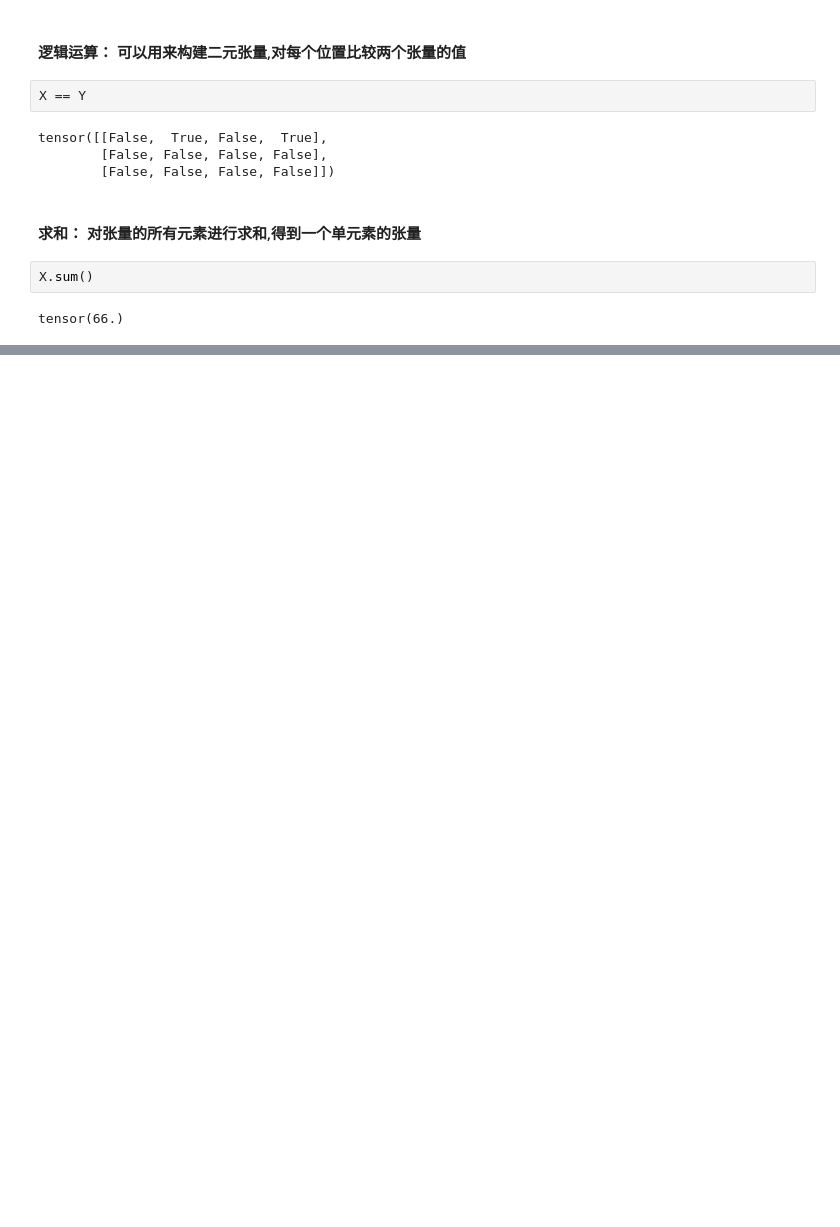
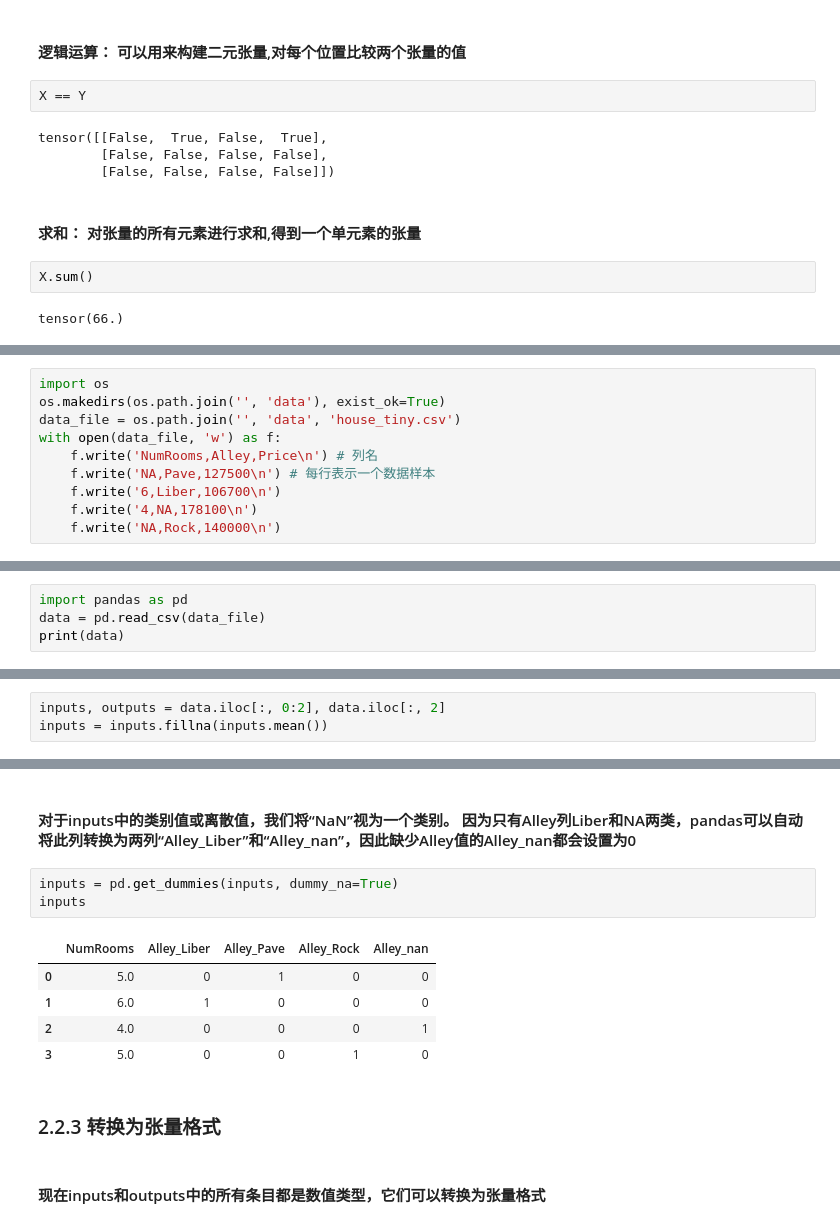
Before and after one commit to neverbiasu/d2l-notebook, a Jupyter notebook: ch2.ipynb, the cells around one changed output, grey strips where cells are left out. Saved outputs shown, nothing was run; the diff lists cells and outputs as text; blank space fills up the shorter version.

```diff
--- a/ch2.ipynb
+++ b/ch2.ipynb
@@ -143,0 +275,10 @@ tensor(66.)
+# %%
+import os
+os.makedirs(os.path.join('', 'data'), exist_ok=True)
+data_file = os.path.join('', 'data', 'house_tiny.csv')
+with open(data_file, 'w') as f:
+    f.write('NumRooms,Alley,Price\n') # 列名
+    f.write('NA,Pave,127500\n') # 每行表示一个数据样本
+    f.write('6,Liber,106700\n')
+    f.write('4,NA,178100\n')
+    f.write('NA,Rock,140000\n')
@@ -143,0 +287,4 @@ tensor(66.)
+# %%
+import pandas as pd
+data = pd.read_csv(data_file)
+print(data)
@@ -143,0 +304,3 @@ tensor(66.)
+# %%
+inputs, outputs = data.iloc[:, 0:2], data.iloc[:, 2]
+inputs = inputs.fillna(inputs.mean())
@@ -143,0 +315,15 @@ tensor(66.)
+# %% [markdown]
+#### 对于inputs中的类别值或离散值，我们将“NaN”视为一个类别。 因为只有Alley列Liber和NA两类，pandas可以自动将此列转换为两列“Alley_Liber”和“Alley_nan”，因此缺少Alley值的Alley_nan都会设置为0
+# %%
+inputs = pd.get_dummies(inputs, dummy_na=True)
+inputs
+# %% [output]
+|  | NumRooms | Alley_Liber | Alley_Pave | Alley_Rock | Alley_nan |
+| 0 | 5.0 | 0 | 1 | 0 | 0 |
+| 1 | 6.0 | 1 | 0 | 0 | 0 |
+| 2 | 4.0 | 0 | 0 | 0 | 1 |
+| 3 | 5.0 | 0 | 0 | 1 | 0 |
+# %% [markdown]
+### 2.2.3 转换为张量格式
+# %% [markdown]
+#### 现在inputs和outputs中的所有条目都是数值类型，它们可以转换为张量格式
```
Also changed, not shown: parts of 75 cells of this notebook.
